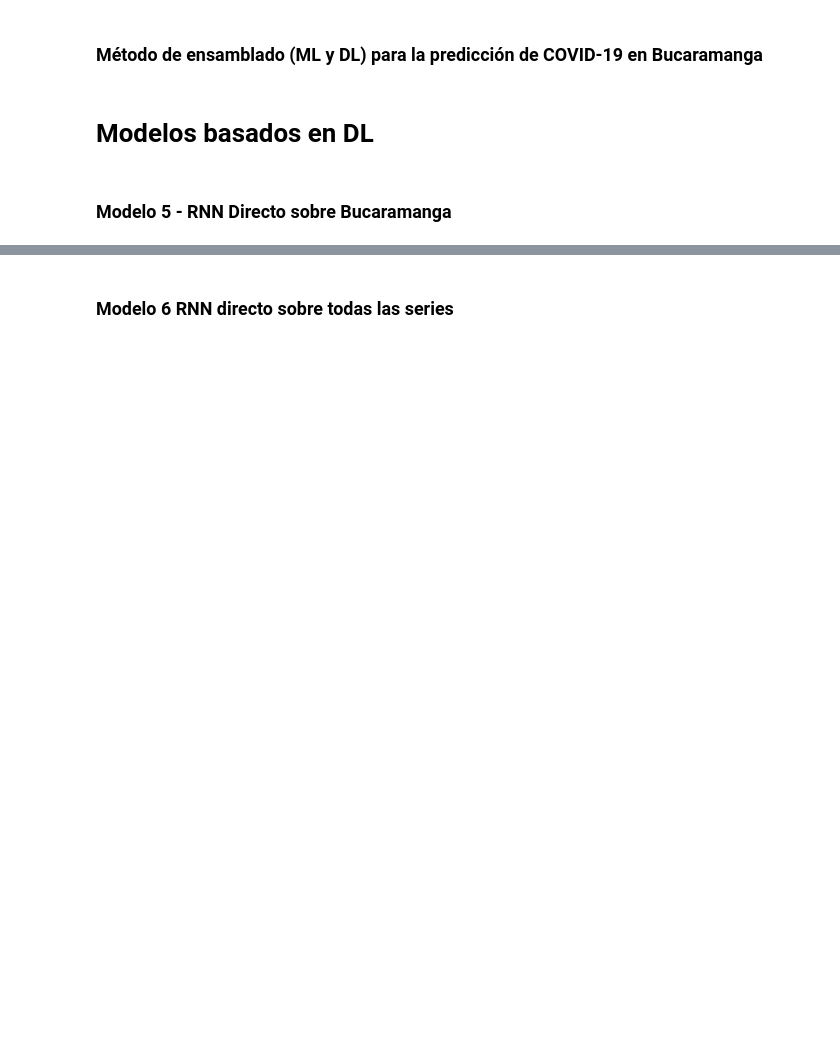
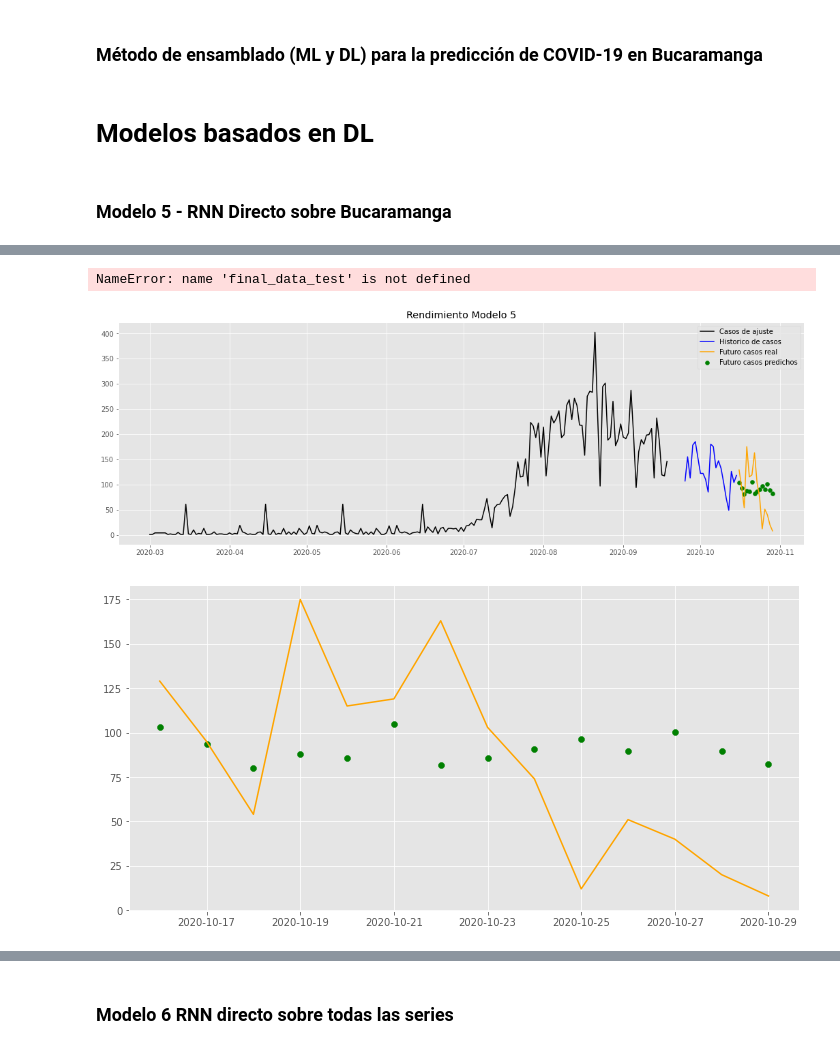
Before and after one commit to jeffersonrodriguezc/Forecasting_COVID_BGA, a Jupyter notebook: copy_Prediccion_COVID_bga.ipynb, the cells around one changed output, grey strips where cells are left out. Drawn from its saved outputs; the diff is of its cells as text; code cells hidden in the pictures; blank space fills up the shorter version.

```diff
--- a/copy_Prediccion_COVID_bga.ipynb
+++ b/copy_Prediccion_COVID_bga.ipynb
@@ -489,11 +489,10 @@ def windowed_dataset(series,
     dataset = dataset.batch(batch_size).prefetch(tf.data.experimental.AUTOTUNE)
     return dataset
 # %%
-def series_transformer(series_df, standarization, scaler):
+def series_transformer(series_df, standarization, scaler=None):
     # inputar valores faltantes sobre la(s) serie(s)
     series_transformed = series_df.fillna(axis=0, method='backfill', inplace=False)
     # estandarizar la(s) serie(s) de tiempo
-    scaler = None
     if standarization and scaler==None: # no hay entonces ajuste uno
         scaler = StandardScaler()
         scaler = scaler.fit(series_transformed.values)
@@ -635,3 +638,32 @@ best_model_5.evaluate(dataset_test)
+# %%
+# predecir la última ventana de tiempo
+last_future_values_x = final_data_test['BUCARAMANGA'].to_frame().iloc[-(window_size+future_steps):-future_steps,col_to_predict]
+last_future_values_y = final_data_test['BUCARAMANGA'].to_frame().iloc[-future_steps:,col_to_predict]
+last_future_values_y_preds = best_model_5.predict(np.expand_dims(last_future_values_x.values.reshape(-1,1), axis=0))
+# %% [output]
+NameError: name 'final_data_test' is not defined
+# %%
+# invertir los valores reales
+real_y_values_inverse = scaler.inverse_transform(last_future_values_y.values)
+real_y_pred_values_inverse = scaler.inverse_transform(last_future_values_y_preds.ravel())
+# %%
+fig = plt.figure(figsize=(18,6))
+plt.title('Rendimiento Modelo 5')
+# plotear los valores de entrenamiento
+plt.plot(final_data_train.index, scaler.inverse_transform(final_data_train.values.ravel()), c='black', label='Casos de ajuste');
+# plotear la última ventana
+plt.plot(last_future_values_x.index, scaler.inverse_transform(last_future_values_x.values), c='blue', label='Historico de casos');
+plt.plot(last_future_values_y.index, real_y_values_inverse, c='orange', label='Futuro casos real');
+plt.scatter(last_future_values_y.index, real_y_pred_values_inverse, c='green', label='Futuro casos predichos');
+plt.legend()
+plt.show();
+fig = plt.figure(figsize=(12,6))
+plt.plot(last_future_values_y.index, real_y_values_inverse, c='orange', label='Futuro casos real');
+plt.scatter(last_future_values_y.index, real_y_pred_values_inverse, c='green', label='Futuro casos predichos');
+plt.show();
+# %% [output]
+[figure, added]
+[figure, added]
 # %%
 predictions = best_model_5.predict(dataset_test)
 # %%
```
Also changed, not shown: parts of 43 cells of this notebook, 22 other files.
